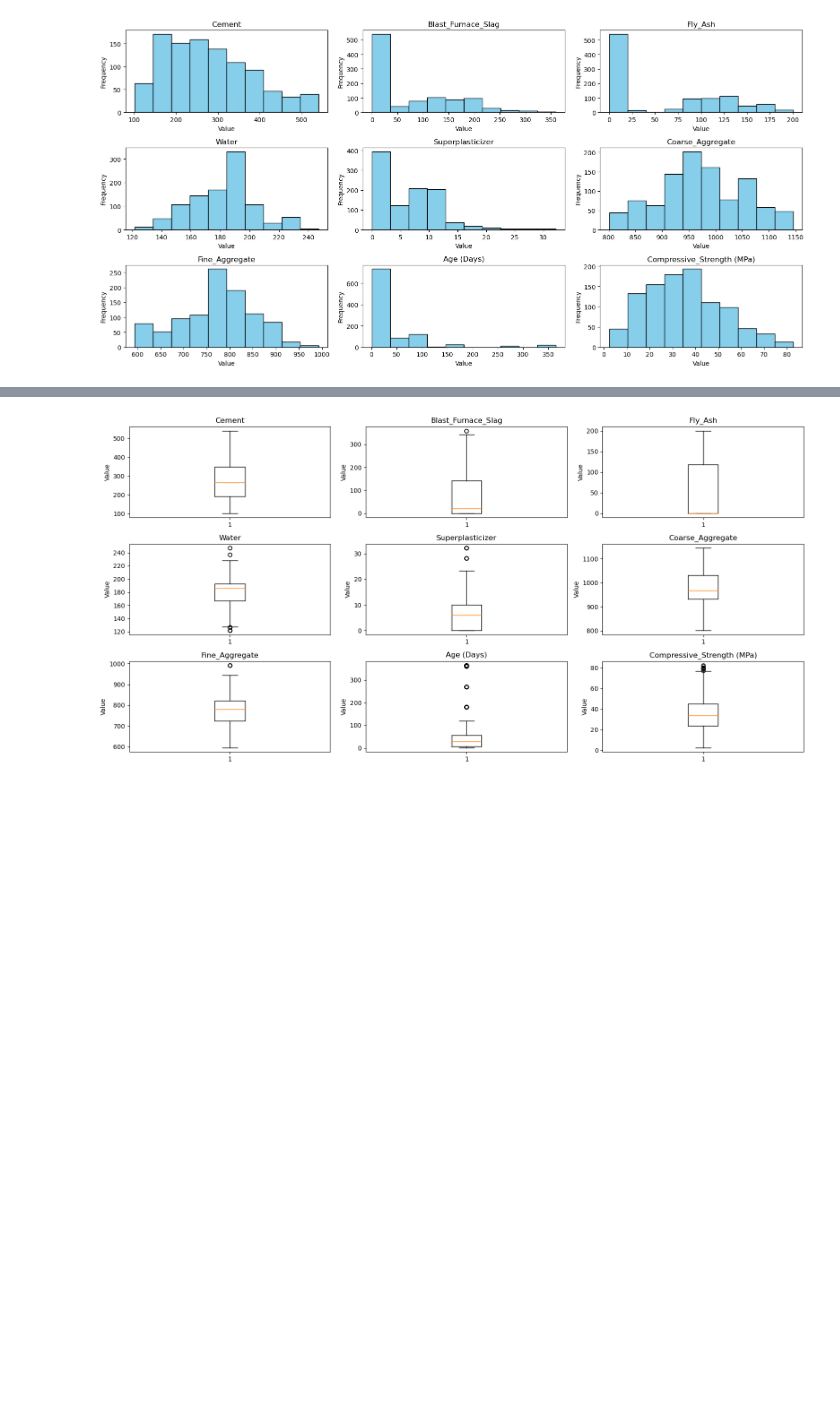
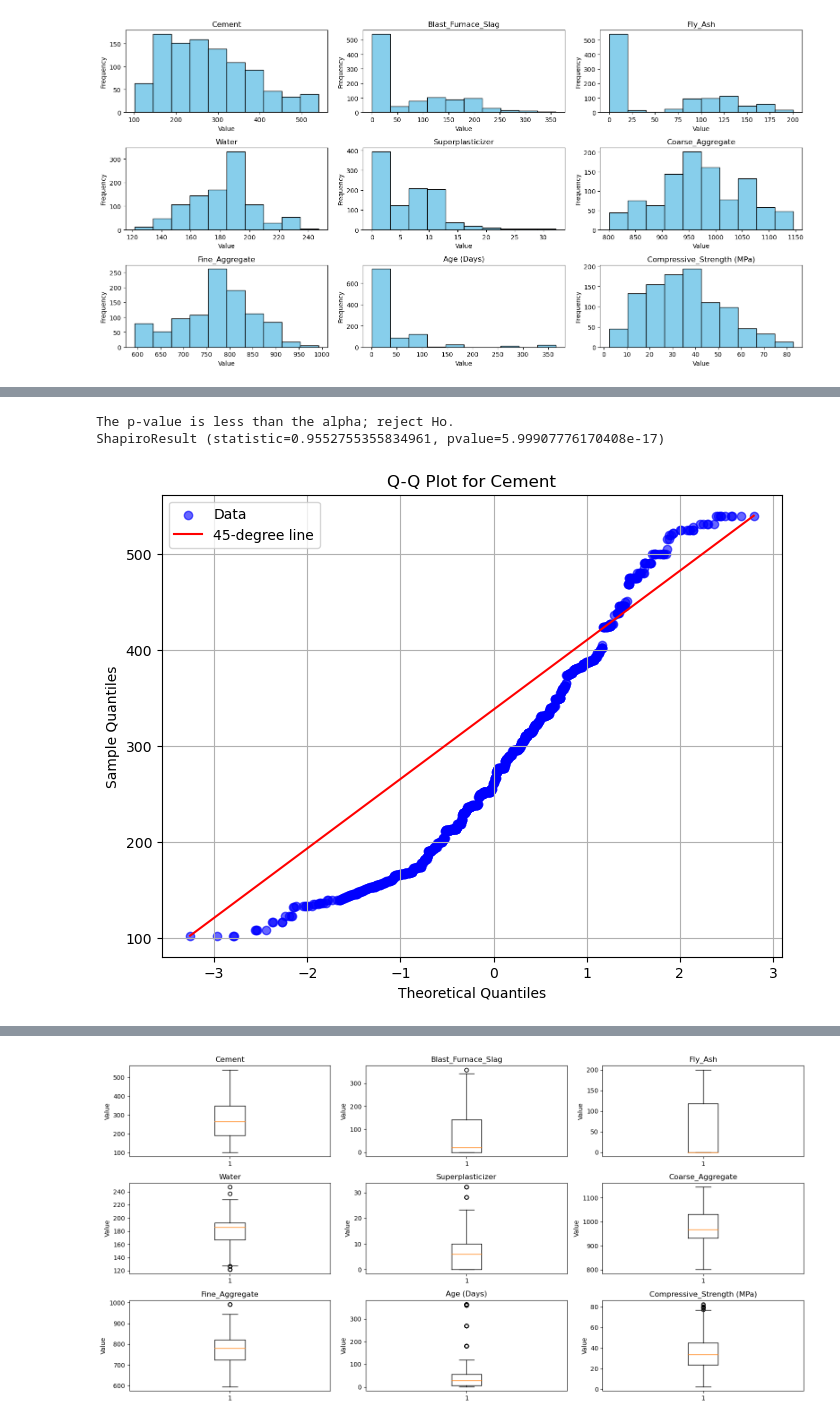
Before and after one commit to SBangarh/Concrete-Strength-Analysis, a Jupyter notebook: analysis.ipynb, the cells around one changed output, grey strips where cells are left out. Drawn from its saved outputs; the diff is of its cells as text; code cells hidden in the pictures; blank space fills up the shorter version.

Commit message:
Did Shapiro-Wilk and Q-Q plot, exploring normalization, have to redo shapiro and q-q after

```diff
--- a/analysis.ipynb
+++ b/analysis.ipynb
@@ -159,0 +168,42 @@ make_histogram(data, 3, 3, (16, 8))
+# %%
+# function to test for normal distribution
+def test_normality(dataframe, feature, alpha):
+    result = stats.shapiro(dataframe[feature])
+    if result.pvalue < alpha:
+        print("The p-value is less than the alpha; reject Ho.")
+        print("ShapiroResult (statistic={}, pvalue={})".format(result.statistic, result.pvalue))
+    else:
+        print("The p-value is greater than the alpha; failed to reject Ho.")
+        print("ShapiroResult (statistic={}, pvalue={})".format(result.statistic, result.pvalue))
+
+def make_qq_plots(dataframe, feature):
+   # Calculate quartiles for the specified feature
+    quartiles = np.percentile(dataframe[feature], [25, 50, 75, 100])
+
+    # Create a normal distribution with the same number of data points
+    normal_data = np.random.normal(size=len(dataframe[feature]))
+
+    # Sort both datasets
+    data_sorted = np.sort(dataframe[feature])
+    normal_sorted = np.sort(normal_data)
+
+    # Create the customized Q-Q plot
+    plt.figure(figsize=(8, 6))
+    plt.scatter(normal_sorted, data_sorted, color='b', alpha=0.6, label='Data')
+    plt.plot([normal_sorted.min(), normal_sorted.max()], [data_sorted.min(), data_sorted.max()], color='r', label='45-degree line')
+    plt.xlabel('Theoretical Quantiles')
+    plt.ylabel('Sample Quantiles')
+    plt.title(f'Q-Q Plot for {feature}')
+    plt.grid(True)
+    plt.legend()
+    plt.show()
+# %%
+#test for Cement
+test_normality(data, 'Cement', alpha=0.05)
+
+#make qq plot for cement
+make_qq_plots(data, 'Cement')
+# %% [output]
+The p-value is less than the alpha; reject Ho.
+ShapiroResult (statistic=0.9552755355834961, pvalue=5.99907776170408e-17)
+[figure, added]
```
Also changed, not shown: parts of 17 cells of this notebook.
